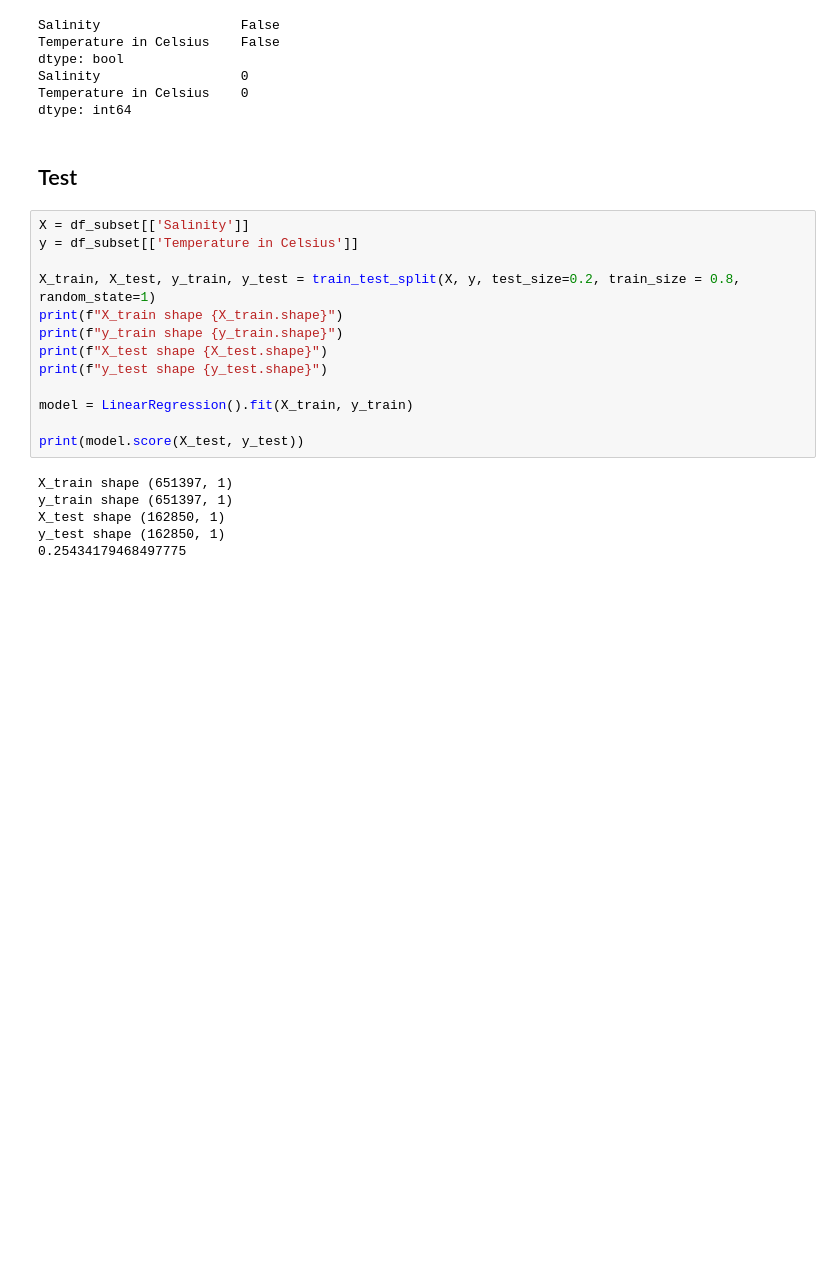
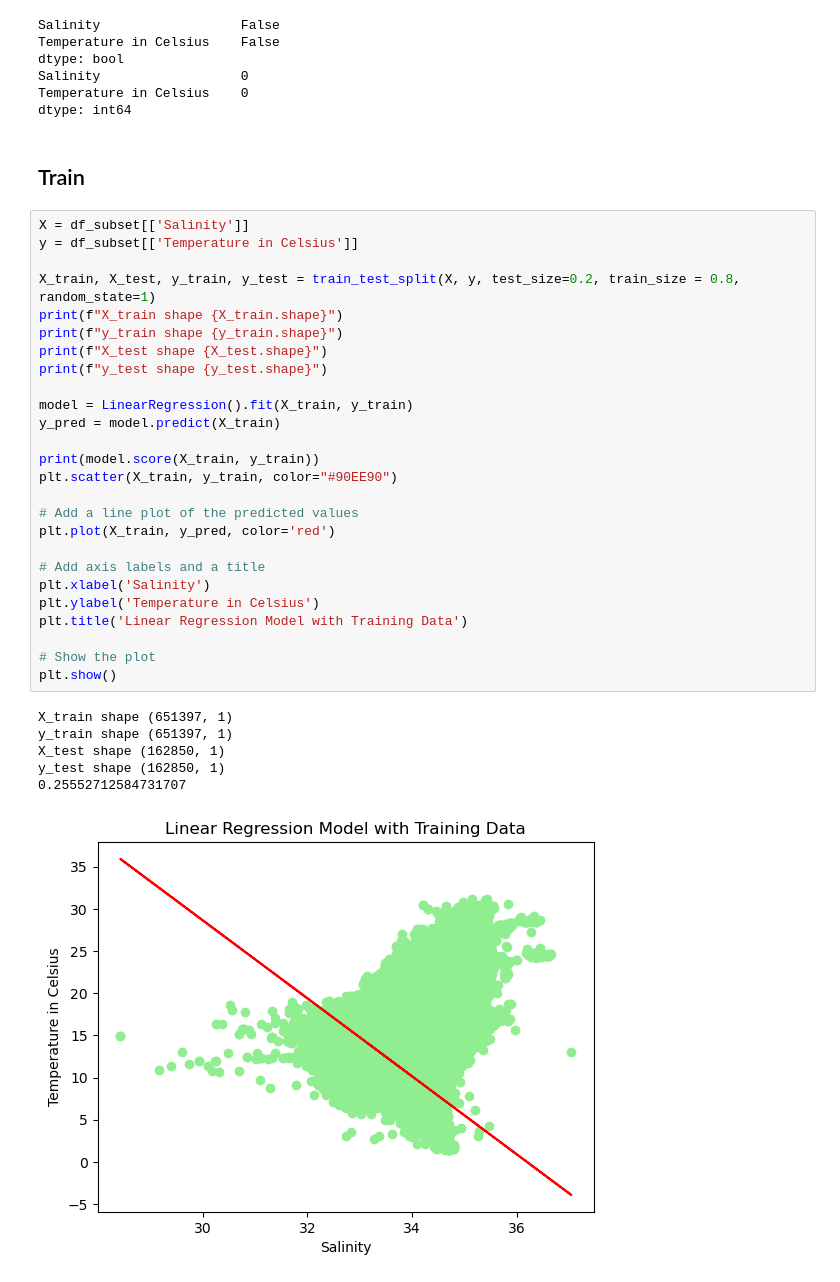
Before and after one commit to elleem/linear-regression, a Jupyter notebook: linear-regression.ipynb, the cells around one changed output. Cells and saved outputs as stored; diff of their text form; blank space fills up the shorter version.

Commit message:
train/test data and completed conclusions

```diff
--- a/linear-regression.ipynb
+++ b/linear-regression.ipynb
@@ -75,24 +78,39 @@ dtype: bool
 Salinity                  0
 Temperature in Celsius    0
 dtype: int64
-# %% [markdown]
-## Test
+# %% [markdown]
+<a id="section-three"></a>
+## Train
 # %%
 X = df_subset[['Salinity']]
 y = df_subset[['Temperature in Celsius']]
 
 X_train, X_test, y_train, y_test = train_test_split(X, y, test_size=0.2, train_size = 0.8, random_state=1)
 print(f"X_train shape {X_train.shape}")
 print(f"y_train shape {y_train.shape}")
 print(f"X_test shape {X_test.shape}")
 print(f"y_test shape {y_test.shape}")
 
 model = LinearRegression().fit(X_train, y_train)
+y_pred = model.predict(X_train)
 
-print(model.score(X_test, y_test))
+print(model.score(X_train, y_train))
+plt.scatter(X_train, y_train, color="#90EE90")
+
+# Add a line plot of the predicted values
+plt.plot(X_train, y_pred, color='red')
+
+# Add axis labels and a title
+plt.xlabel('Salinity')
+plt.ylabel('Temperature in Celsius')
+plt.title('Linear Regression Model with Training Data')
+
+# Show the plot
+plt.show()
 # %% [output]
 X_train shape (651397, 1)
 y_train shape (651397, 1)
 X_test shape (162850, 1)
 y_test shape (162850, 1)
-0.25434179468497775
+0.25552712584731707
+[figure, added]
```
Also changed, not shown: parts of 8 cells of this notebook.
